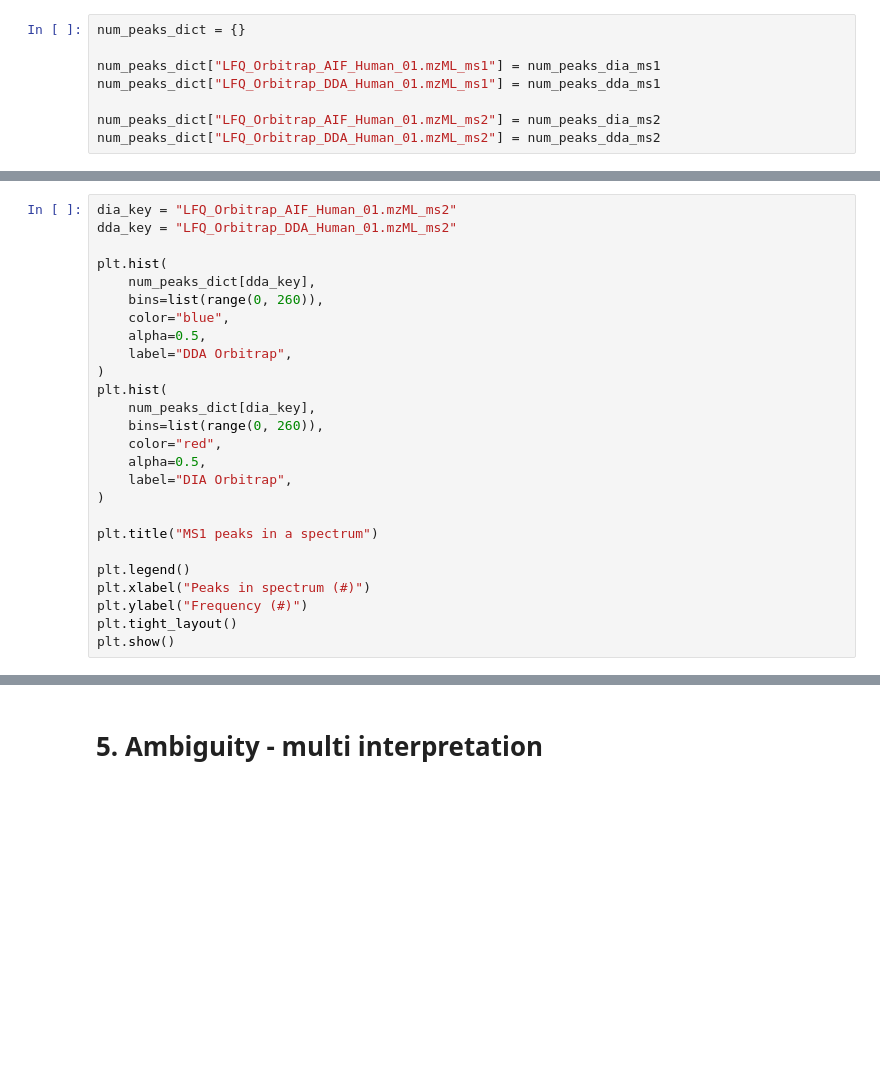
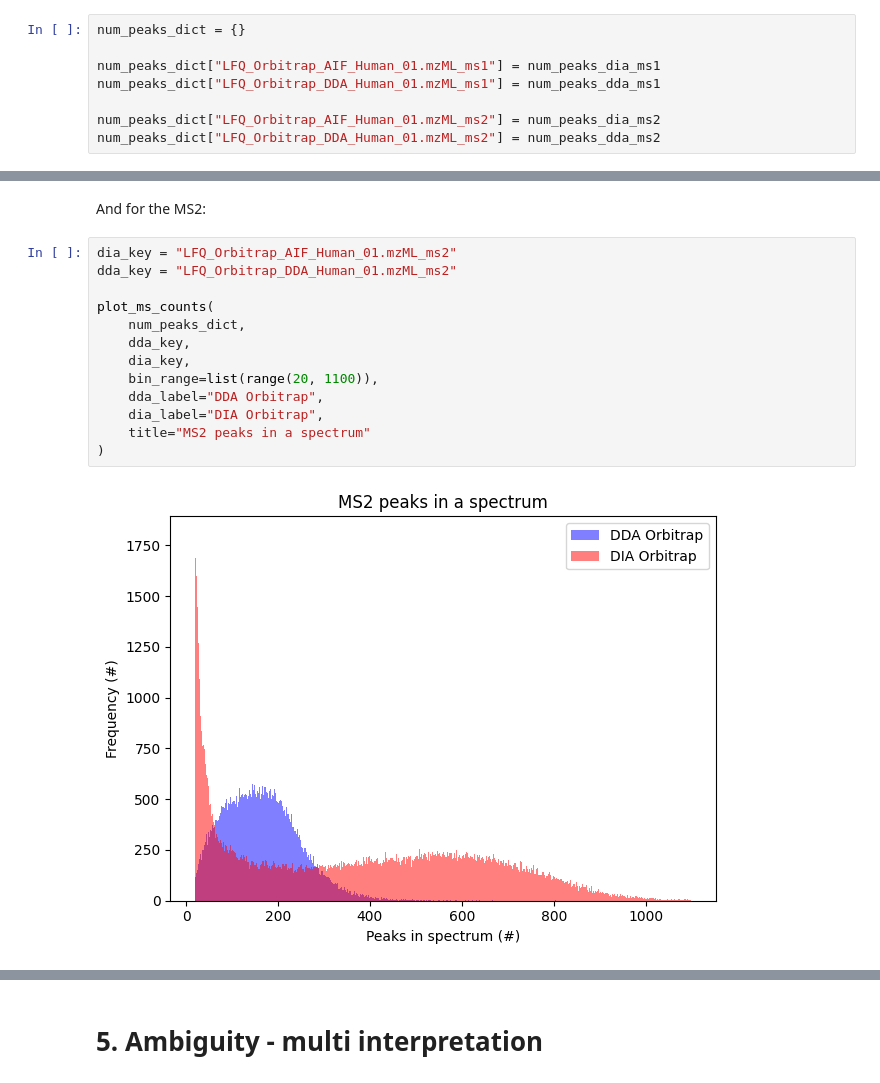
Before and after one commit to CompOmics/EUPA_2025_DIA, a Jupyter notebook: workshop/Workshop_EuPA2025.ipynb, the cells around one changed output, grey strips where cells are left out. Cells and saved outputs as stored; diff of their text form; blank space fills up the shorter version.

```diff
--- a/workshop/Workshop_EuPA2025.ipynb
+++ b/workshop/Workshop_EuPA2025.ipynb
@@ -336,26 +356,17 @@ plt.show()
+# %% [markdown]
+And for the MS2:
 # %%
 dia_key = "LFQ_Orbitrap_AIF_Human_01.mzML_ms2"
 dda_key = "LFQ_Orbitrap_DDA_Human_01.mzML_ms2"
 
-plt.hist(
-    num_peaks_dict[dda_key],
-    bins=list(range(0, 260)),
-    color="blue",
-    alpha=0.5,
-    label="DDA Orbitrap",
+plot_ms_counts(
+    num_peaks_dict,
+    dda_key,
+    dia_key,
+    bin_range=list(range(20, 1100)),
+    dda_label="DDA Orbitrap",
+    dia_label="DIA Orbitrap",
+    title="MS2 peaks in a spectrum"
 )
-plt.hist(
-    num_peaks_dict[dia_key],
-    bins=list(range(0, 260)),
-    color="red",
-    alpha=0.5,
-    label="DIA Orbitrap",
-)
-
-plt.title("MS1 peaks in a spectrum")
-
-plt.legend()
-plt.xlabel("Peaks in spectrum (#)")
-plt.ylabel("Frequency (#)")
-plt.tight_layout()
-plt.show()
+# %% [output]
+[figure, added]
```
Also changed, not shown: parts of 11 cells of this notebook, 1 other file.
